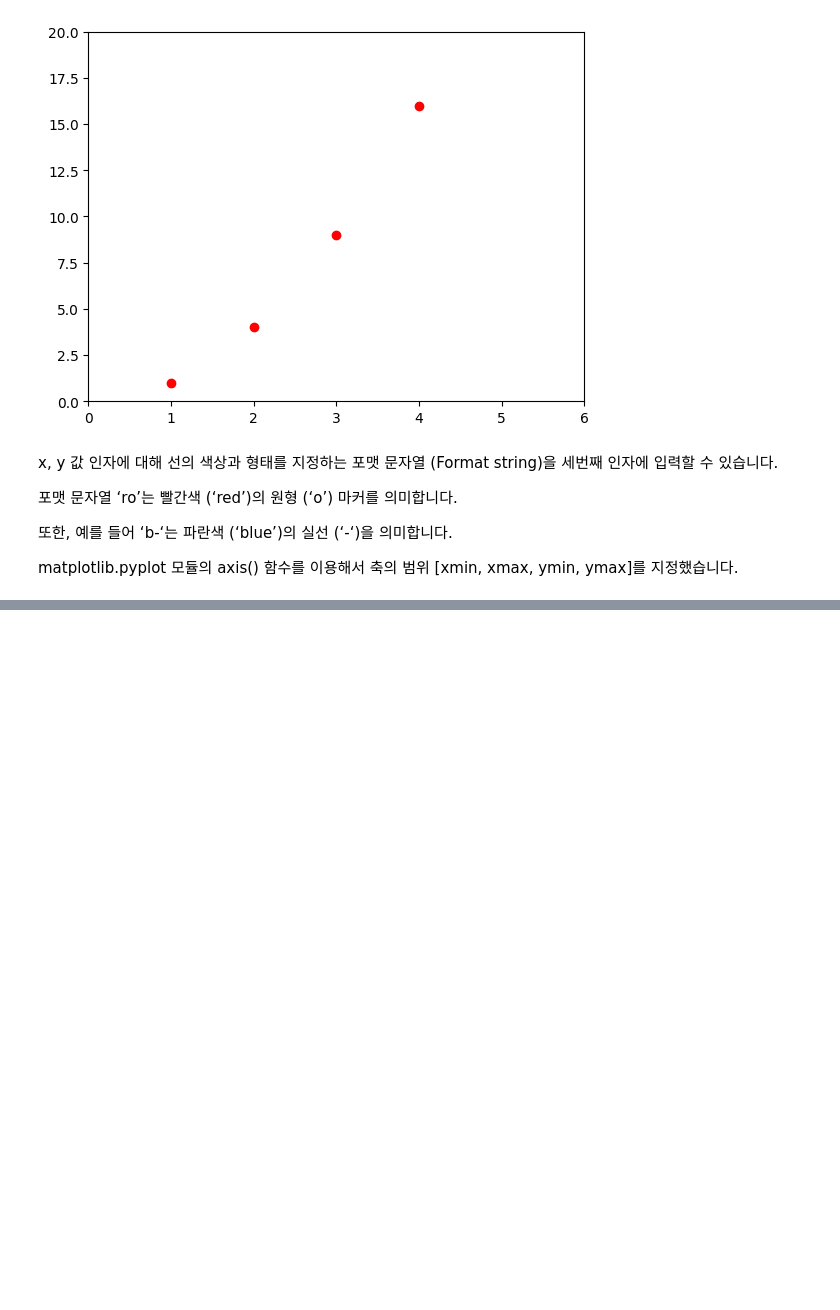
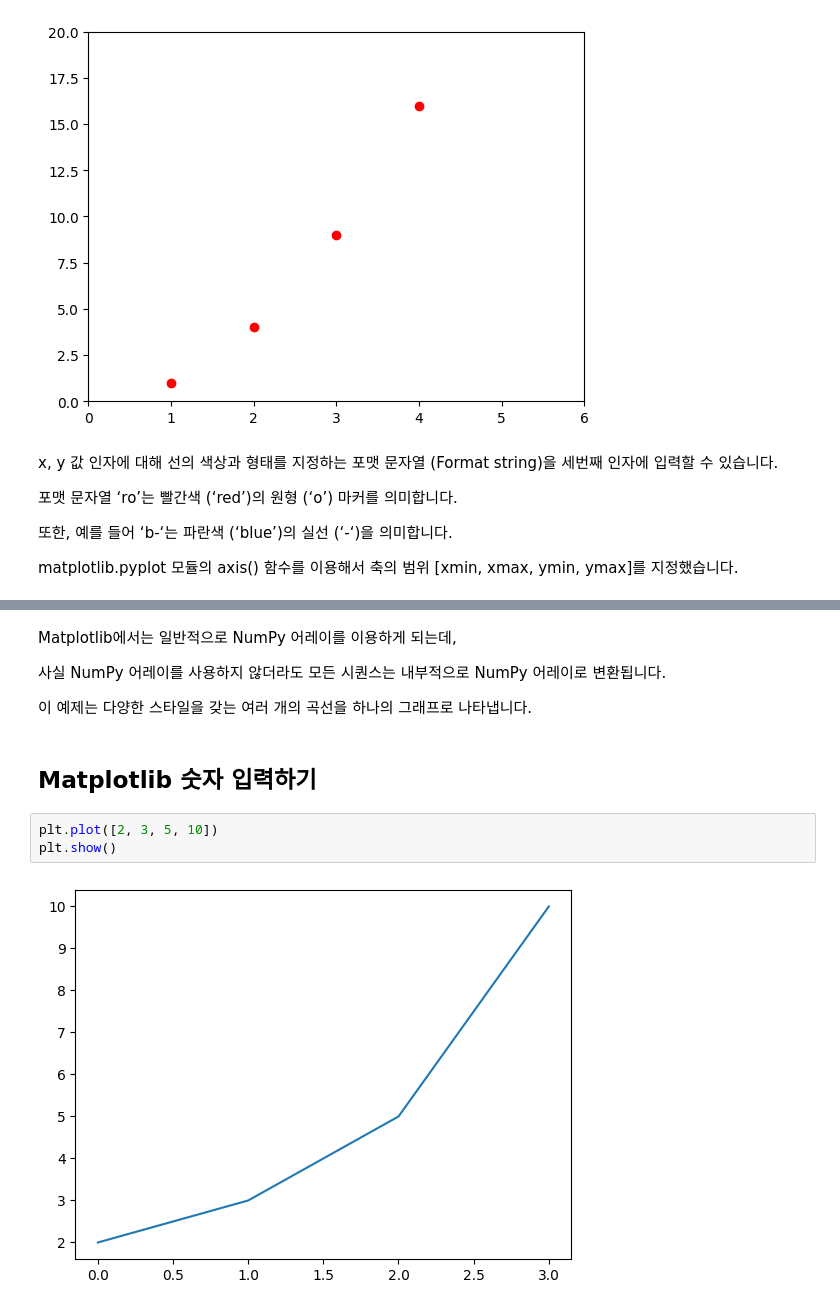
Before and after one commit to mooncy0809/DAStudy, a Jupyter notebook: Data visualization/Study_01.ipynb, the cells around one changed output, grey strips where cells are left out. Saved outputs shown, nothing was run; the diff lists cells and outputs as text; blank space fills up the shorter version.

```diff
--- a/Data visualization/Study_01.ipynb
+++ b/Data visualization/Study_01.ipynb
@@ -28,0 +44,13 @@ matplotlib.pyplot 모듈의 axis() 함수를 이용해서 축의 범위 [xmin, x
+# %% [markdown]
+Matplotlib에서는 일반적으로 NumPy 어레이를 이용하게 되는데,
+
+사실 NumPy 어레이를 사용하지 않더라도 모든 시퀀스는 내부적으로 NumPy 어레이로 변환됩니다.
+
+이 예제는 다양한 스타일을 갖는 여러 개의 곡선을 하나의 그래프로 나타냅니다.
+# %% [markdown]
+## Matplotlib 숫자 입력하기
+# %%
+plt.plot([2, 3, 5, 10])
+plt.show()
+# %% [output]
+[figure, added]
```
Also changed, not shown: parts of 26 cells of this notebook.
